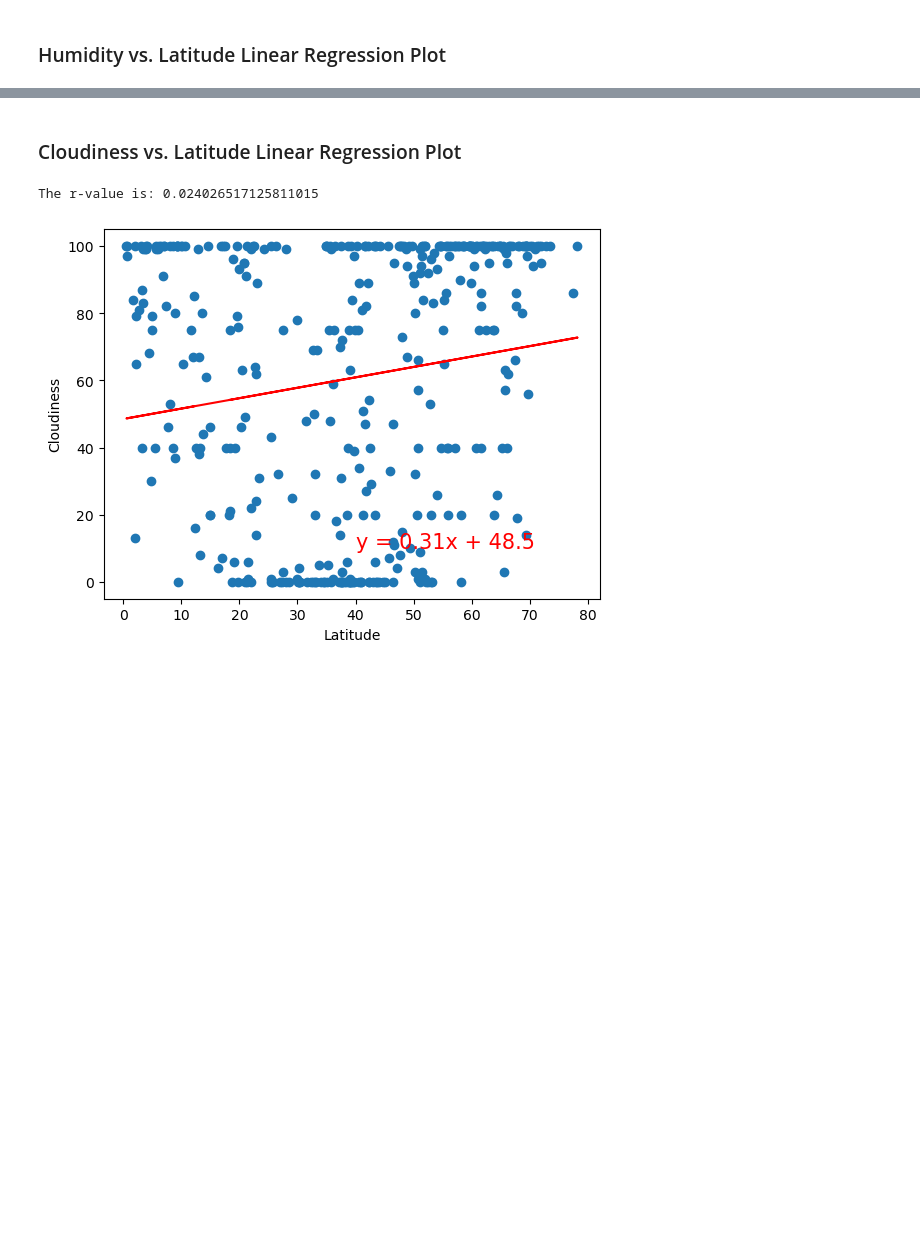
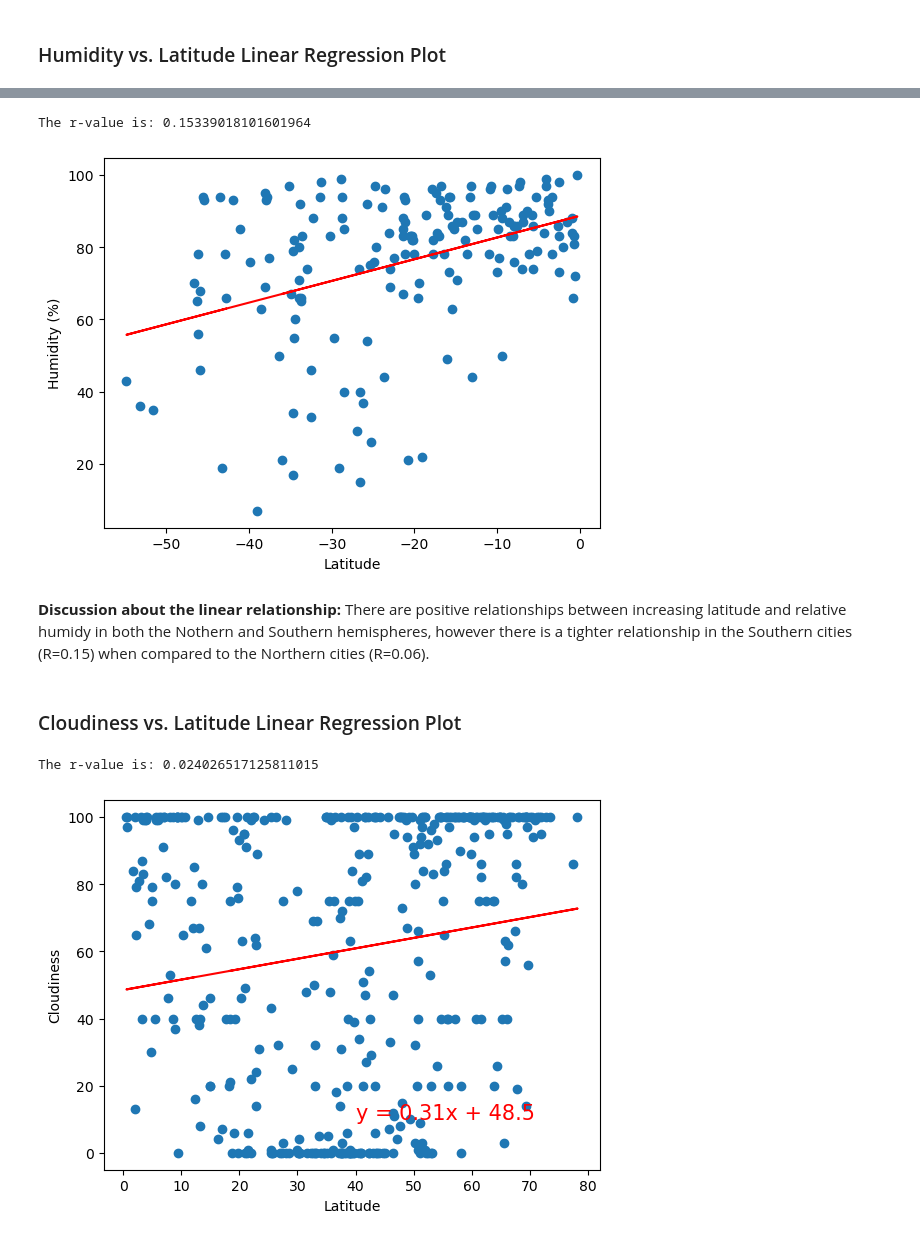
Before and after one commit to adampaganini/WeatherPy, a Jupyter notebook: WeatherPy.ipynb, the cells around one changed output, grey strips where cells are left out. Cells and saved outputs as stored; diff of their text form; code cells hidden in the pictures; blank space fills up the shorter version.

```diff
--- a/WeatherPy.ipynb
+++ b/WeatherPy.ipynb
@@ -378,3 +356,11 @@ The r-value is: 0.0002808747046324607
+# %%
+# Southern Hemisphere
+regress(southern_hemi_df['Lat'], southern_hemi_df['Humidity'], 'Humidity (%)')
+# %% [output]
+The r-value is: 0.15339018101601964
+[figure, added]
+# %% [markdown]
+**Discussion about the linear relationship:** There are positive relationships between increasing latitude and relative humidy in both the Nothern and Southern hemispheres, however there is a tighter relationship in the Southern cities (R=0.15) when compared to the Northern cities (R=0.06).
 # %% [markdown]
 ### Cloudiness vs. Latitude Linear Regression Plot
 # %%
```
Also changed, not shown: parts of 9 cells of this notebook, 1 other file.
